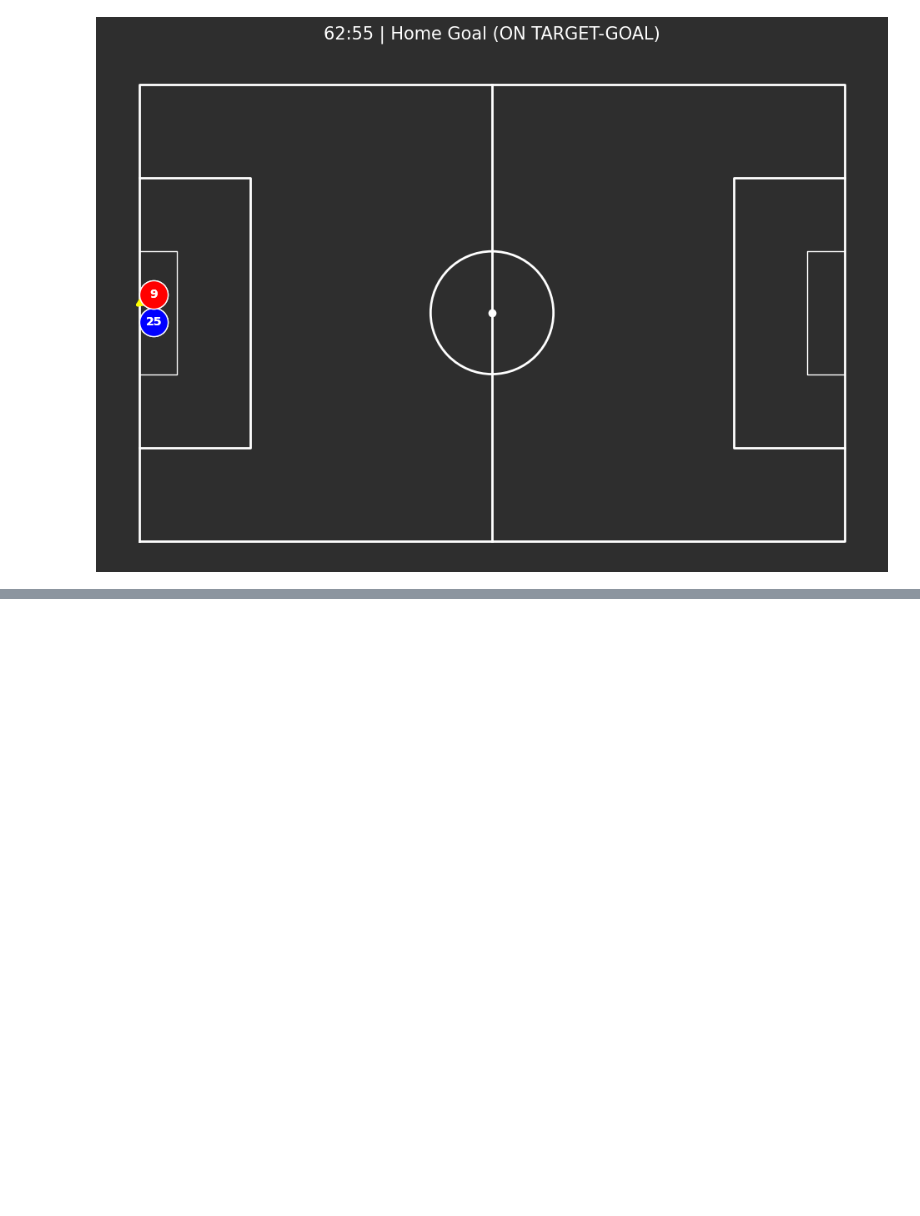
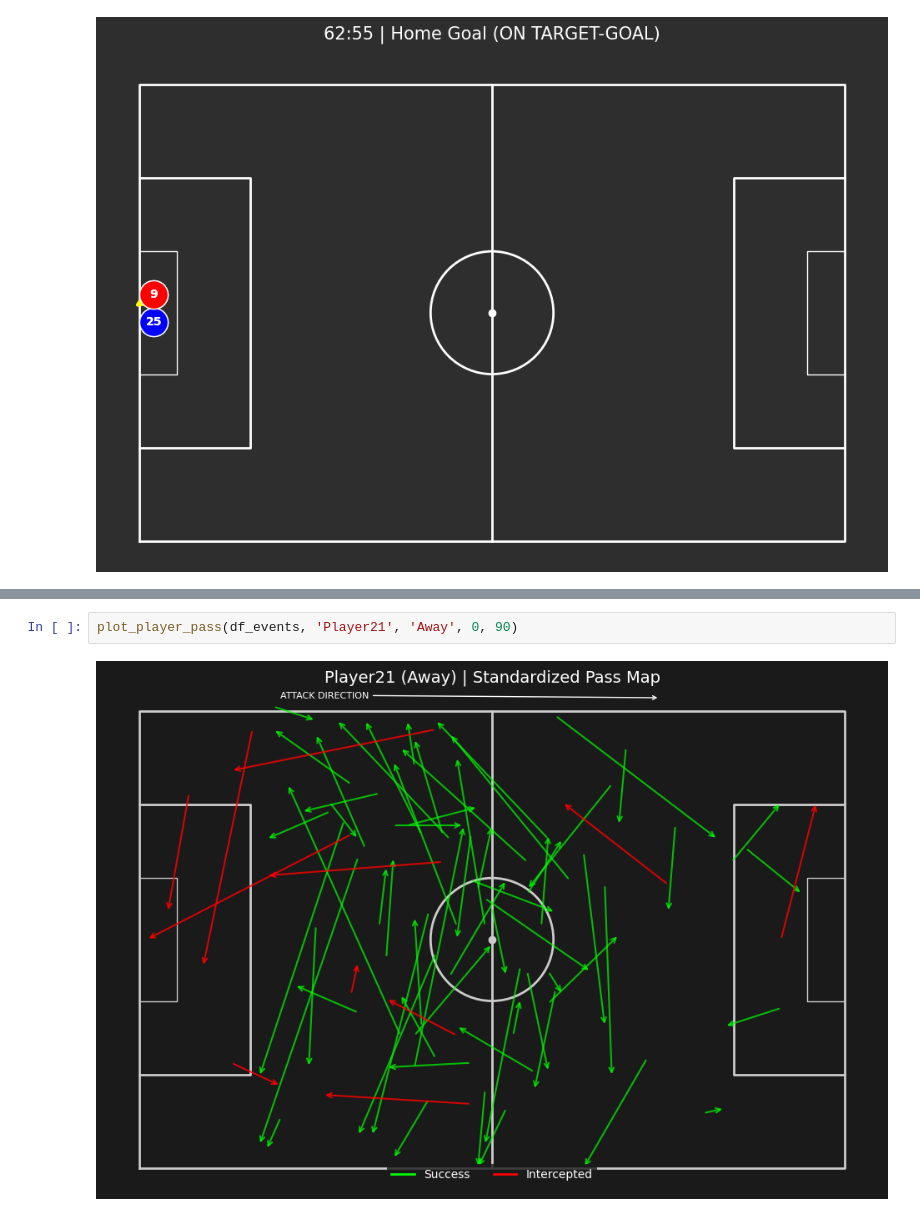
Before and after one commit to sandeep-dgn/Football_DataAnalysis_2, a Jupyter notebook: visualization.ipynb, the cells around one changed output, grey strips where cells are left out. Drawn from its saved outputs; the diff is of its cells as text; blank space fills up the shorter version.

Commit message:
visualize player heatmap and passing map

```diff
--- a/visualization.ipynb
+++ b/visualization.ipynb
@@ -187,0 +263,4 @@ for goal_idx in goal_indices:
+# %%
+plot_player_pass(df_events, 'Player21', 'Away', 0, 90)
+# %% [output]
+[figure, added]
```
Also changed, not shown: parts of 5 cells of this notebook.
